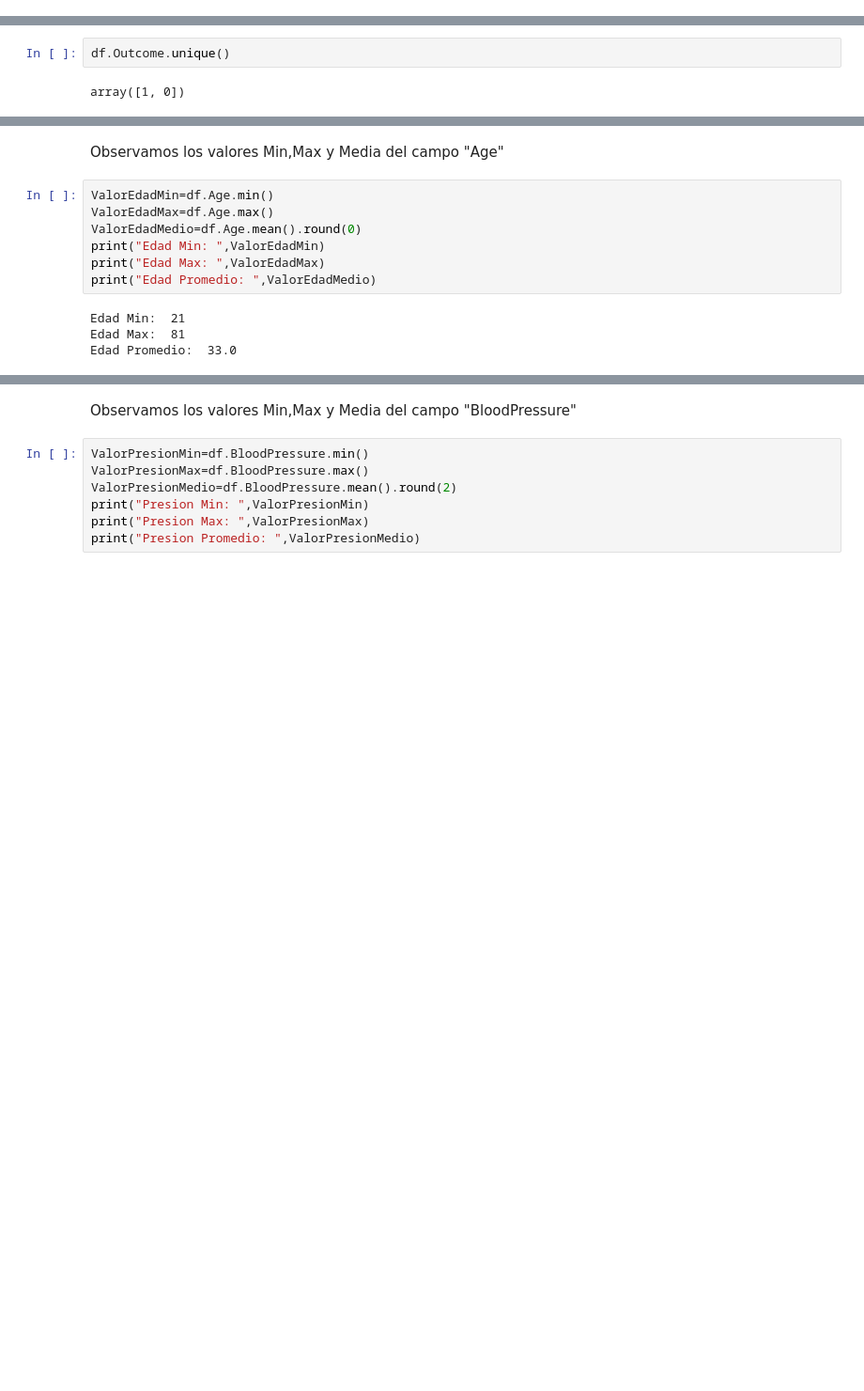
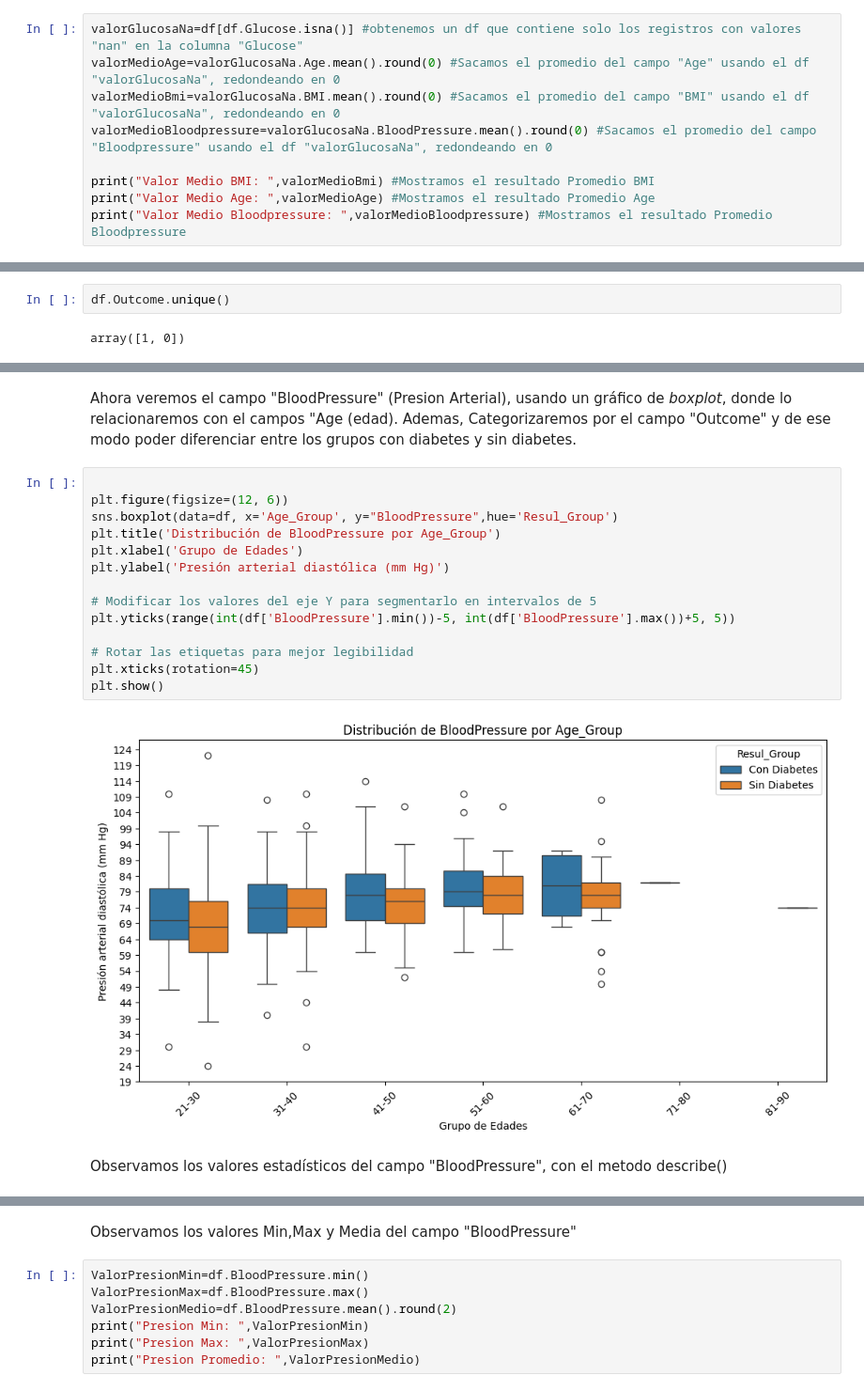
Before and after one commit to gabrielcan/ModeloDeDatosDiabetesPima, a Jupyter notebook: ModeloDiabetes.ipynb, the cells around one changed output, grey strips where cells are left out. Shown at 94% size. Drawn from its saved outputs; the diff is of its cells as text; blank space fills up the shorter version.

```diff
--- a/ModeloDiabetes.ipynb
+++ b/ModeloDiabetes.ipynb
@@ -181,0 +218,9 @@ dtype: int64
+# %%
+valorGlucosaNa=df[df.Glucose.isna()] #obtenemos un df que contiene solo los registros con valores "nan" en la columna "Glucose"
+valorMedioAge=valorGlucosaNa.Age.mean().round(0) #Sacamos el promedio del campo "Age" usando el df "valorGlucosaNa", redondeando en 0
+valorMedioBmi=valorGlucosaNa.BMI.mean().round(0) #Sacamos el promedio del campo "BMI" usando el df "valorGlucosaNa", redondeando en 0
+valorMedioBloodpressure=valorGlucosaNa.BloodPressure.mean().round(0) #Sacamos el promedio del campo "Bloodpressure" usando el df "valorGlucosaNa", redondeando en 0
+
+print("Valor Medio BMI: ",valorMedioBmi) #Mostramos el resultado Promedio BMI
+print("Valor Medio Age: ",valorMedioAge) #Mostramos el resultado Promedio Age
+print("Valor Medio Bloodpressure: ",valorMedioBloodpressure) #Mostramos el resultado Promedio Bloodpressure
@@ -298,13 +434,21 @@ plt.show()
+# %% [markdown]
+Ahora veremos el campo "BloodPressure" (Presion Arterial), usando un gráfico de *boxplot*, donde lo relacionaremos con el campos "Age (edad).
+Ademas, Categorizaremos por el campo "Outcome" y de ese modo poder diferenciar entre los grupos con diabetes y sin diabetes.
+# %%
+
+plt.figure(figsize=(12, 6))
+sns.boxplot(data=df, x='Age_Group', y="BloodPressure",hue='Resul_Group')
+plt.title('Distribución de BloodPressure por Age_Group')
+plt.xlabel('Grupo de Edades')
+plt.ylabel('Presión arterial diastólica (mm Hg)')
+
+# Modificar los valores del eje Y para segmentarlo en intervalos de 5
+plt.yticks(range(int(df['BloodPressure'].min())-5, int(df['BloodPressure'].max())+5, 5))
+
+# Rotar las etiquetas para mejor legibilidad
+plt.xticks(rotation=45)
+plt.show()
+# %% [output]
+[figure, added]
 # %% [markdown]
-Observamos los valores Min,Max y Media del campo "Age"
+Observamos los valores estadísticos del campo "BloodPressure", con el metodo describe()
-# %%
-ValorEdadMin=df.Age.min()
-ValorEdadMax=df.Age.max()
-ValorEdadMedio=df.Age.mean().round(0)
-print("Edad Min: ",ValorEdadMin)
-print("Edad Max: ",ValorEdadMax)
-print("Edad Promedio: ",ValorEdadMedio)
-# %% [output]
-Edad Min:  21
-Edad Max:  81
-Edad Promedio:  33.0
```
Also changed, not shown: parts of 56 cells of this notebook.
